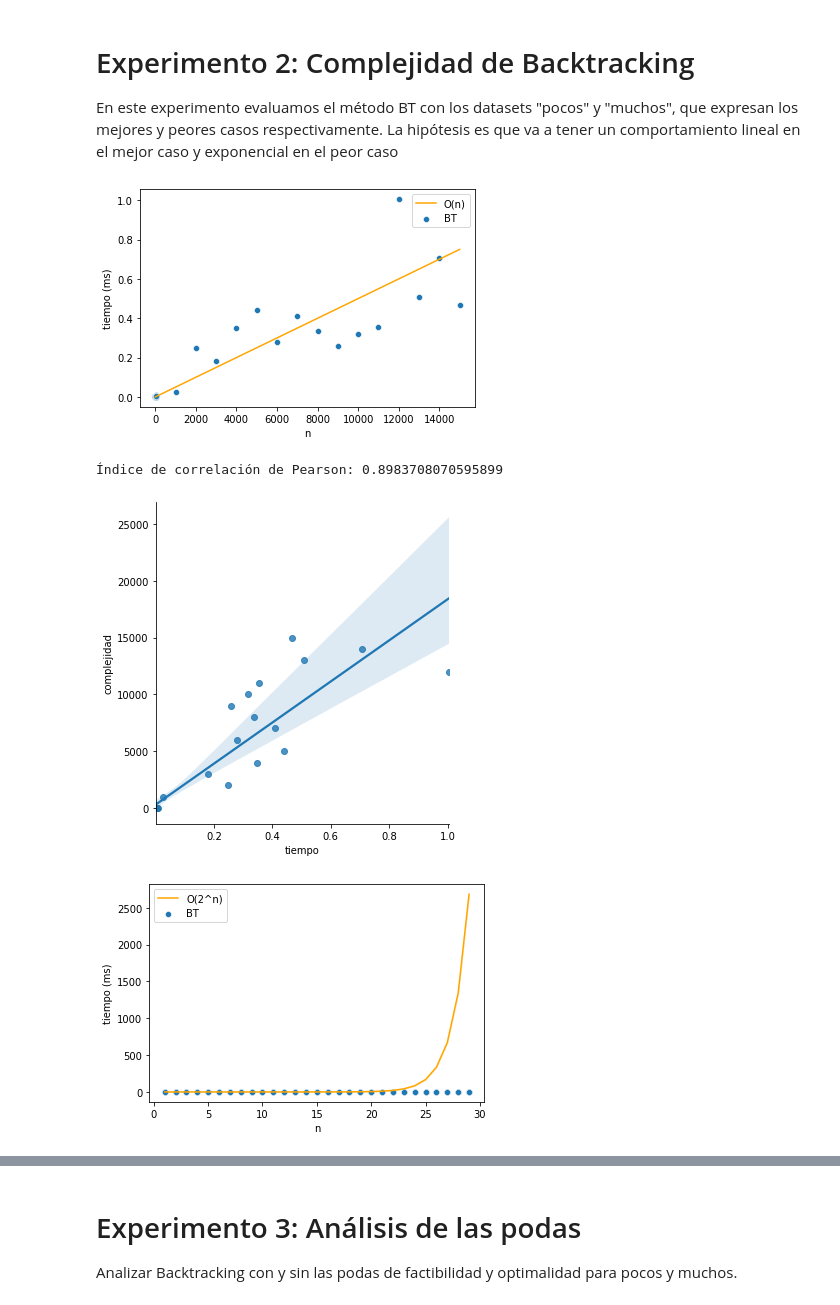
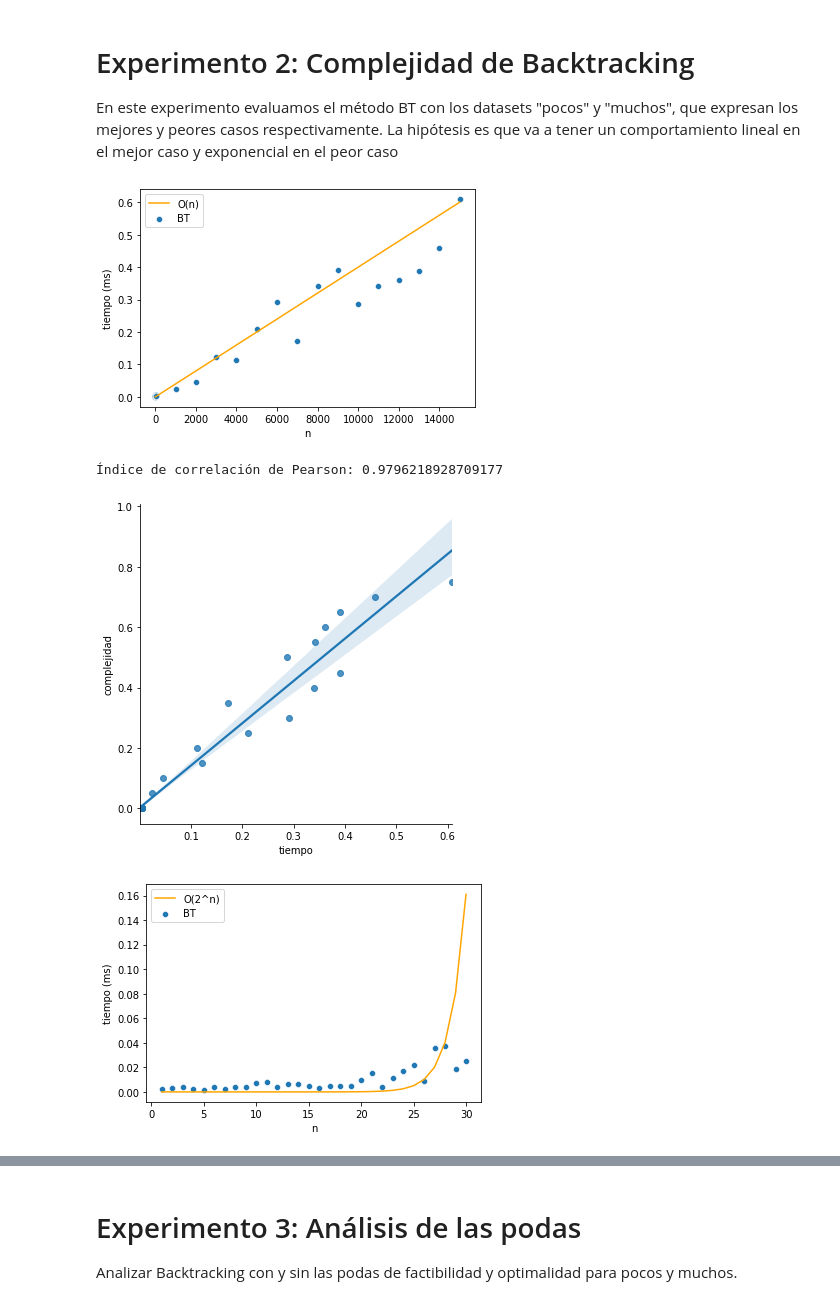
Before and after one commit to mybelgo/algo3tp1, a Jupyter notebook: testCases/generador/analisis.ipynb, the cells around one changed output, grey strips where cells are left out. Drawn from its saved outputs; the diff is of its cells as text; code cells hidden in the pictures.

```diff
--- a/testCases/generador/analisis.ipynb
+++ b/testCases/generador/analisis.ipynb
@@ -62,34 +62,36 @@ En este experimento evaluamos el método BT con los datasets "pocos" y "muchos",
 # %%
 # Vemos la complejidad para mejor caso, usando "pocos".
 df_BT_mejor_caso = df_resultados[(df_resultados["metodo"]=="BT") & (df_resultados["dataset"] == "pocos")].copy();
-df_BT_mejor_caso["tiempo_esperado"] = df_BT_mejor_caso["n"]*0.00005; # Lineal
+df_BT_mejor_caso["tiempo_esperado"] = df_BT_mejor_caso["n"]*0.00004; # Lineal
 fig = sns.scatterplot(data=df_BT_mejor_caso, x='n', y='tiempo');
 fig = sns.lineplot(data=df_BT_mejor_caso, x='n', y='tiempo_esperado', color="orange");
 fig.legend(labels=['O(n)','BT']);
 fig.set(xlabel='n', ylabel='tiempo (ms)');
 plt.savefig("graficos/bt-complejidad-mejor-caso.svg");
 # %% [output]
-[figure, old version]
+[figure, new version]
 # %%
 # Graficamos los tiempos de ejecución de la serie de instancias X1, ..., Xn vs la complejidad esperada.
 df_BT_mejor_caso = df_resultados[(df_resultados["metodo"]=="BT") & (df_resultados["dataset"] == "pocos")].copy();
-df_BT_mejor_caso["complejidad"] = df_BT_mejor_caso["n"];
+df_BT_mejor_caso["complejidad"] = df_BT_mejor_caso["n"]*0.00005;
 fig = sns.lmplot(data=df_BT_mejor_caso, x="tiempo", y="complejidad");
 plt.savefig("graficos/bt-correlacion-mejor-caso.svg");
 print("Índice de correlación de Pearson:", correlacion_pearson(df_BT_mejor_caso, "tiempo", "complejidad"));
 # %% [output]
-Índice de correlación de Pearson: 0.8983708070595899
+Índice de correlación de Pearson: 0.9796218928709177
-[figure, old version]
+[figure, new version]
 # %%
 # Vemos la complejidad para peor caso, usando "muchos".
-df_BT_peor_caso = df_resultados[(df_resultados["metodo"]=="BT") & (df_resultados["dataset"] == "uniforme")].copy();
-df_BT_peor_caso["tiempo_esperado"] = 2 ** df_BT_peor_caso["n"] * 0.000005; # Exponencial.
+df_BT_peor_caso = df_resultados[(df_resultados["metodo"]=="BT") & ((df_resultados["dataset"] == "uniforme") | (df_resultados["dataset"] == "fullRandom"))].copy();
+df_BT_peor_caso["tiempo_esperado"] = (2 ** df_BT_peor_caso["n"]) * 0.00000000015; # Exponencial.
+df_BT_peor_caso = df_BT_peor_caso[df_BT_peor_caso["n"] <= 30]
+df_BT_peor_caso = df_BT_peor_caso.groupby(["n"]).max()
 fig = sns.scatterplot(data=df_BT_peor_caso, x='n', y='tiempo');
 fig = sns.lineplot(data=df_BT_peor_caso, x='n', y='tiempo_esperado', color="orange");
 fig.legend(labels=['O(2^n)','BT']);
 fig.set(xlabel='n', ylabel='tiempo (ms)');
 plt.savefig("graficos/bt-complejidad-peor-caso.svg");
 # %% [output]
-[figure, old version]
+[figure, new version]
 # %%
 # Graficamos los tiempos de ejecución de la serie de instancias X1, ..., Xn vs la complejidad esperada.
```
Also changed, not shown: parts of 15 cells of this notebook, 21 other files.
